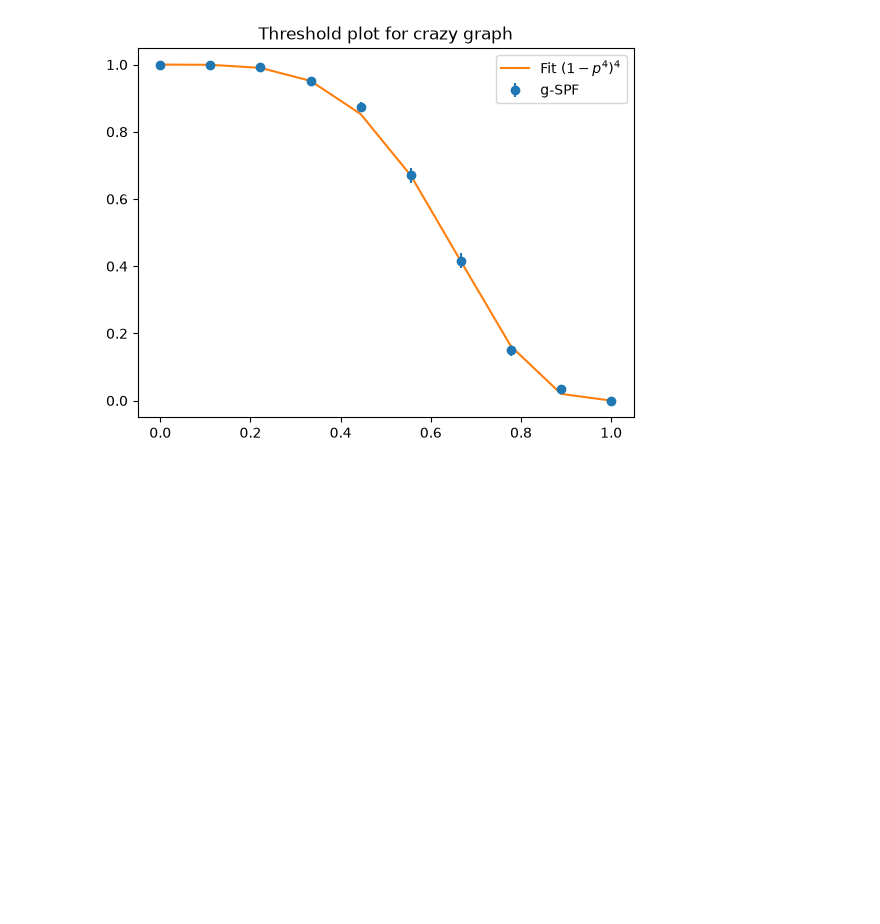
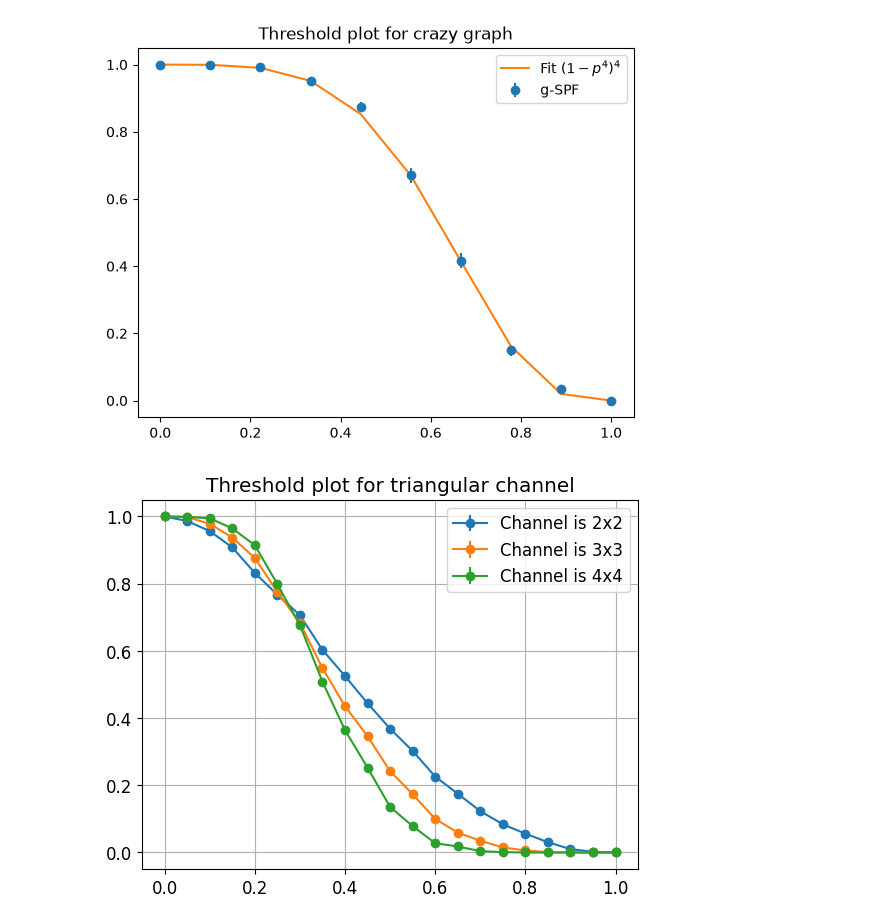
Before and after one commit to arr0w-hs/graph_code_decoding, a Jupyter notebook: threshold.ipynb, the cells around one changed output. Drawn from its saved outputs; the diff is of its cells as text; code cells hidden in the pictures; blank space fills up the shorter version.

Commit message:
plots of threshold

```diff
--- a/threshold.ipynb
+++ b/threshold.ipynb
@@ -29,7 +31,7 @@ fail_list = []
 fit = []
 num_shots = 5_00
 
-lost_prob = np.linspace(0,1,10)
+lost_prob = np.linspace(0,1,21)
 for p in lost_prob:
     print(p)
     fail = 0
@@ -71,3 +73,60 @@ plt.show()
 0.8888888888888888
 1.0
 [figure]
+# %%
+
+plt.figure()
+for i in [2,3,4]:
+
+    g = triangular_lattice(i,i)
+    g = nx.to_numpy_array(g, dtype = np.uint16)
+    #numq = g.shape[0]-1
+    xlogi, zlogi, stabi = create_graph_code(g)
+    T = GF2(stabi)
+    numq=T.shape[1]//2
+    gg = 1
+    previous_meas = []
+    previous_meas = [ta.paulistring2tableau(ele, numq) for ele in previous_meas]
+
+
+    fail_list = []
+    fit = []
+    num_shots = 2000
+
+
+    lost_prob = np.linspace(0,1,21)
+    for p in lost_prob:
+        # print(p)
+        fail = 0
+
+        for ele in range(num_shots):
+            lq = sample_lost_nodes(g, p)
+            lost_cols = [node - 1 for node in lq]
+            lost_qubits = [0]*2*numq
+            for c in lost_cols:
+                lost_qubits[c] = 1
+                lost_qubits[c+numq] = 1
+
+            res = generalised_spf_logical(stabi, xlogi, zlogi, previous_meas, lost_qubits, gg, target_qubit=numq-1)
+            if res["success"]:
+                fail += 1
+
+        fail_list.append(fail/num_shots)
+        # fit.append((1-p**4)**4)
+
+    fail_list = np.asarray(fail_list)
+    yerr =  np.sqrt(fail_list * (1 - fail_list) / num_shots)
+
+
+    plt.title("Threshold plot for triangular channel")
+    # plt.plot(lost_prob, fail_list)
+    plt.errorbar(lost_prob, fail_list, yerr=yerr, fmt = "o-", label = f"Channel is {i}x{i}")
+    # plt.plot(lost_prob, fit, label = r"Fit $(1-p^{4})^{4}$")
+    plt.legend()
+    plt.grid()
+    plt.xlabel("Loss Rate")
+    plt.ylabel("Rate of teleportation")
+    # plt.savefig("Triangular_threshold"+".pdf", dpi=800, format="pdf", bbox_inches = 'tight')
+plt.show()
+# %% [output]
+[figure, added]
```
Also changed, not shown: parts of 3 cells of this notebook, 1 other file.
